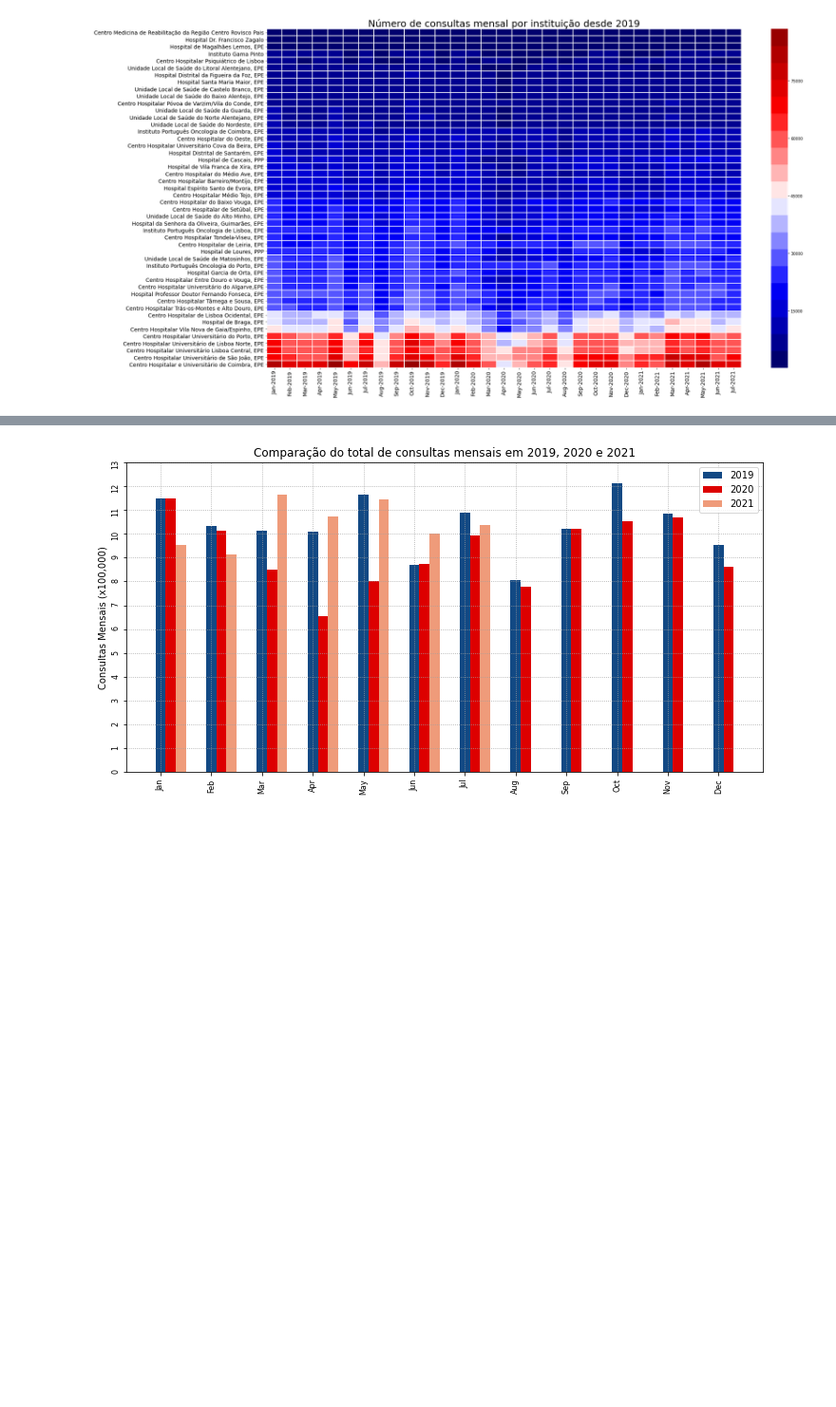
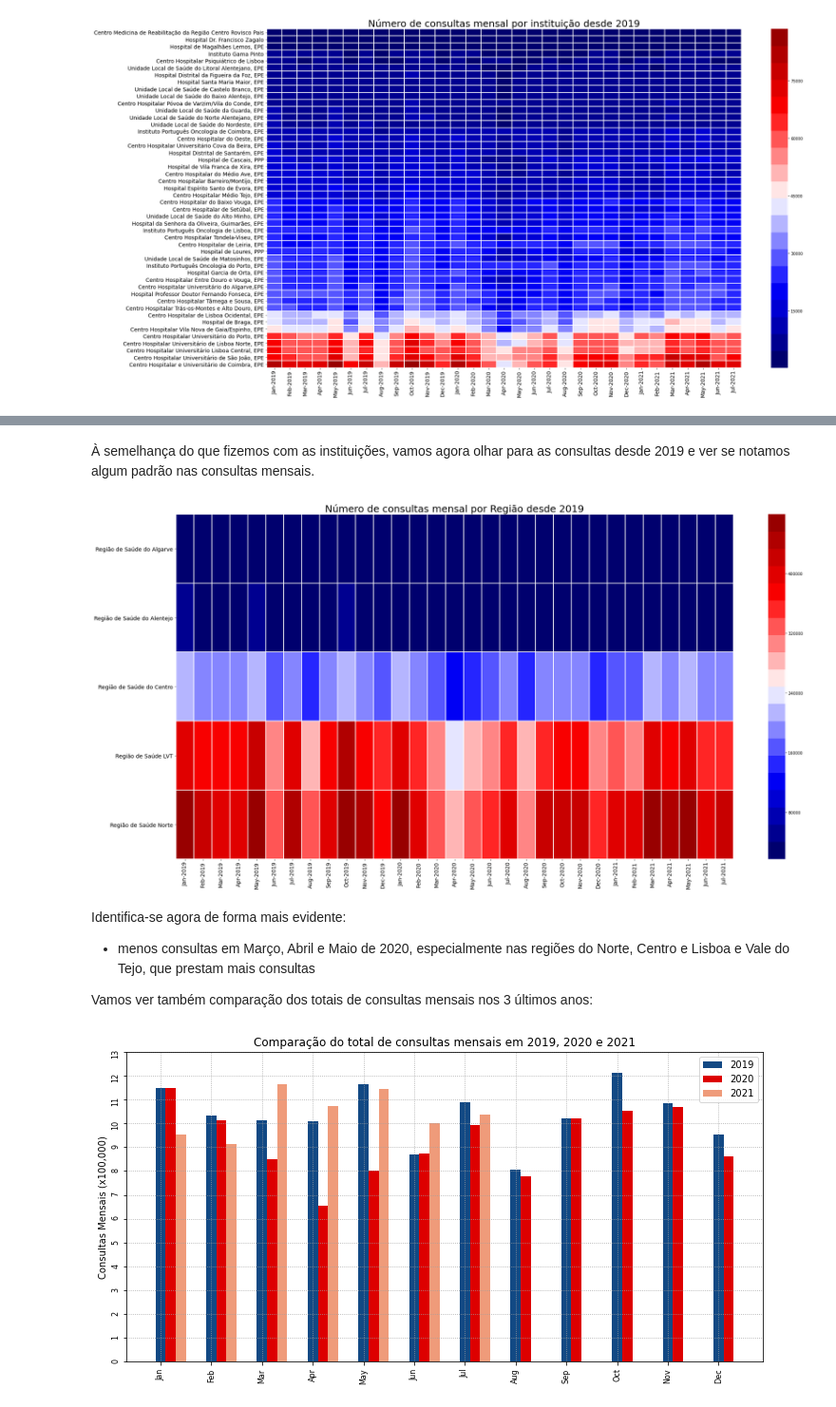
Before and after one commit to zevarela/dssg, a Jupyter notebook: Tutorial_SNS_2021-09.ipynb, the cells around one changed output, grey strips where cells are left out. Shown at 95% size. Saved outputs shown, nothing was run; the diff lists cells and outputs as text; code cells hidden in the pictures; blank space fills up the shorter version.

```diff
--- a/Tutorial_SNS_2021-09.ipynb
+++ b/Tutorial_SNS_2021-09.ipynb
@@ -454,3 +557,29 @@ Vamos ver também comparação dos totais de consultas mensais nos 3 últimos an
+# %% [markdown]
+À semelhança do que fizemos com as instituições, vamos agora olhar para as consultas desde 2019 e ver se notamos algum padrão nas consultas mensais.
+# %%
+pivot_mes_r = pd.pivot_table(df_mes_r, values='Nº Consultas Médicas Total',
+                           index=['Região'], columns=['Dia'], aggfunc='sum')
+df_reg = pivot_mes_r.T.diff()
+first_index_r = ((df_reg.index >= '2019-01-01') == False).sum()
+df_reg = df_reg.where(df_reg>1).T.iloc[:, first_index_r:]
+for i in range(0, len(df_reg.columns), 12):
+    df_reg.iloc[:, i] = pivot_mes_r.iloc[:, first_index_r+i]
+
+df_reg.sort_values(by='2019-01-01', inplace=True)
+fig, ax = plt.subplots(figsize=(28, 14))
+ax = sns.heatmap(df_reg, square=False, annot=False, cmap=cmap, linewidths=1)
+ax.set_yticklabels(df_reg.index, rotation=0, fontsize=14);
+ax.set_xticklabels(get_month_labels_from_date_columns(df_reg), rotation=90, fontsize=14);
+ax.set_xlabel(''); ax.set_ylabel('');
+ax.set_title("Número de consultas mensal por Região desde 2019", fontsize=25);
+plt.tight_layout()
+# %% [output]
+[figure, added]
+# %% [markdown]
+Identifica-se agora de forma mais evidente:
+* menos consultas em Março, Abril e Maio de 2020, especialmente nas regiões do Norte, Centro e Lisboa e Vale do Tejo, que prestam mais consultas
+
+Vamos ver também comparação dos totais de consultas mensais nos 3 últimos anos:
 # %%
 total_mensal = df_inst.sum(axis=0)
 total_19 = total_mensal.iloc[:12]
```
Also changed, not shown: parts of 31 cells of this notebook.
